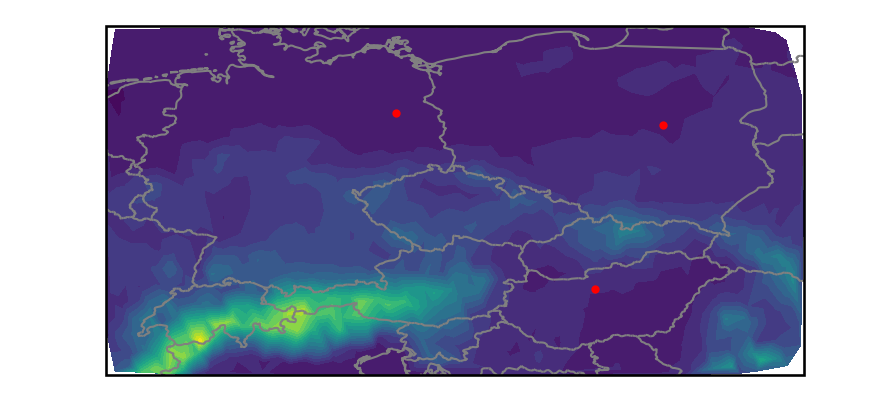
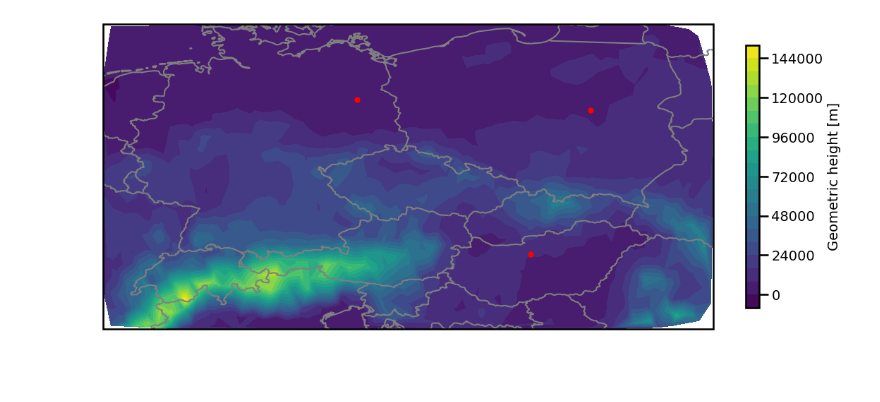
Before and after one commit to maymeret/master_thesis, a Jupyter notebook: topography_map.ipynb, the cells around one changed output. Cells and saved outputs as stored; diff of their text form; code cells hidden in the pictures; blank space fills up the shorter version.

Commit message:
commenting and adding cbar

```diff
--- a/topography_map.ipynb
+++ b/topography_map.ipynb
@@ -10,7 +10,9 @@ import pandas as pd
 import math
 import seaborn as sns
 # %%
-extpar1 = xr.open_dataset( '../icon_extpar_0024_R02B06_G_20200917_tiles.nc', chunks={} )
+#import datasets for external parameters, ICON grid, city coordinates
+
+extpar1 = xr.open_dataset( '../icon_extpar_0024_R02B06_G_20200917_tiles.nc' )
 grid1 = xr.open_dataset('../fc_DOM01_0121_mem001_NU_grid.nc')
 cities = xr.open_dataset('../det_data_all_2022/fc_DOM01_0001_NU_urban_grid.nc')
 # %%
@@ -39,13 +45,18 @@ cx_europe = cx[mask]
 cy_europe = cy[mask]
 src_data_europe = src_data[mask]
 # %%
-fig = plt.figure(figsize=(9, 9))
+#plot
+
+fig = plt.figure(figsize=(12, 12))
 ax  = plt.axes(projection=ccrs.PlateCarree())
 ax.add_feature(cf.BORDERS, edgecolor='grey')
 ax.add_feature(cf.COASTLINE, edgecolor='grey')
-ax.tricontourf(cx_europe, cy_europe, src_data_europe, transform=ccrs.PlateCarree(), levels = 20)
+contour = ax.tricontourf(cx_europe, cy_europe, src_data_europe, transform=ccrs.PlateCarree(), levels = 20)
 ax.scatter(cx_city[:3], cy_city[:3], s=20, c='red', alpha=1, transform=ccrs.PlateCarree())
+cbar = plt.colorbar(contour, ax=ax, orientation='vertical', fraction = 0.02, pad = 0.05)
+cbar.set_label('Geometric height [m]', size = 14)
+cbar.ax.tick_params(labelsize=14)
 plt.savefig('../plots_2024/topography_map_ensemble.jpeg', dpi=200)
 plt.show()
 # %% [output]
-[figure, old version]
+[figure, new version]
```
Also changed, not shown: parts of 4 cells of this notebook.
